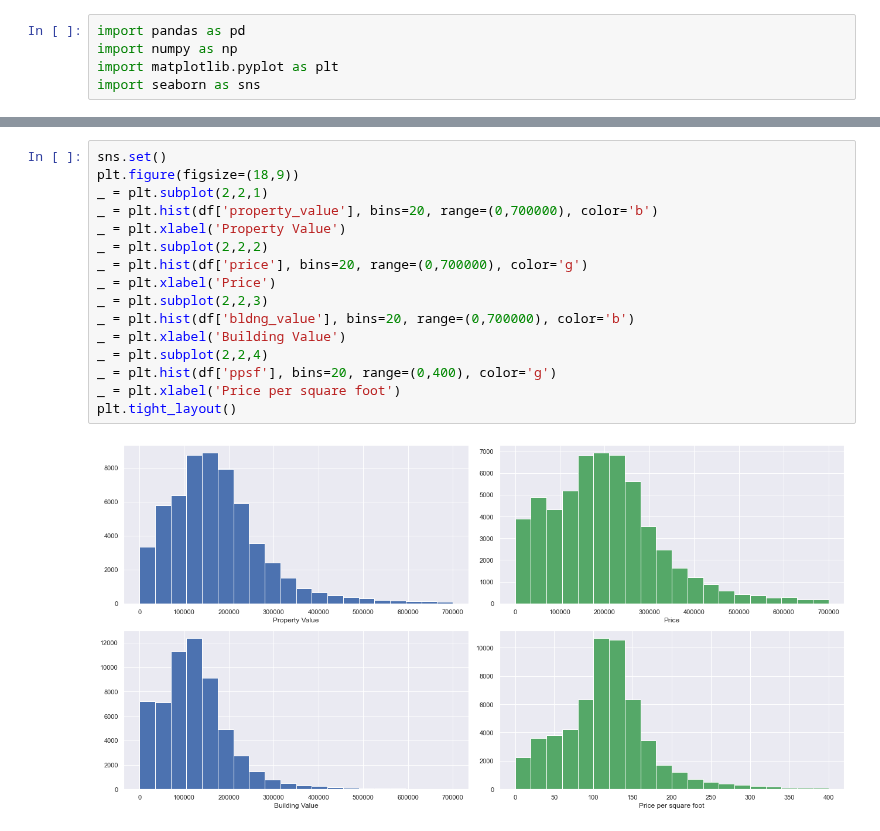
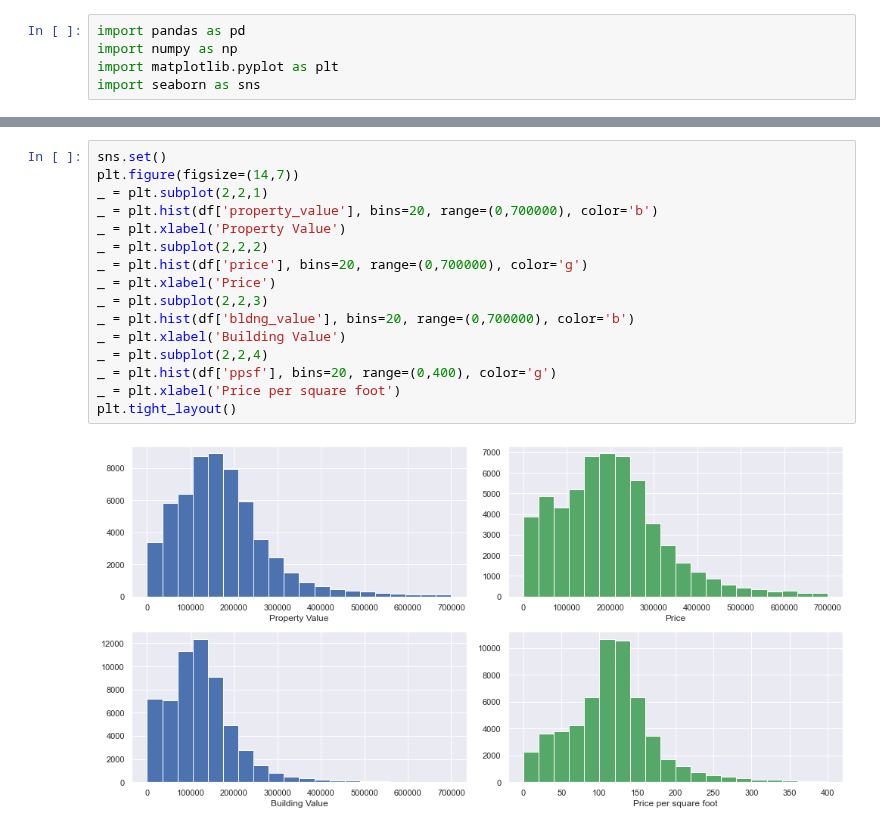
Before and after one commit to WillRobinson152/DS_Assingments, a Jupyter notebook: Jax Housing Analysis/4.EDA.ipynb, the cells around one changed output, grey strips where cells are left out. Drawn from its saved outputs; the diff is of its cells as text.

```diff
--- a/Jax Housing Analysis/4.EDA.ipynb
+++ b/Jax Housing Analysis/4.EDA.ipynb
@@ -14,21 +14,21 @@ df.shape
 # %%
 sns.set()
-plt.figure(figsize=(18,9))
+plt.figure(figsize=(14,7))
 _ = plt.subplot(2,2,1)
 _ = plt.hist(df['property_value'], bins=20, range=(0,700000), color='b')
 _ = plt.xlabel('Property Value')
 _ = plt.subplot(2,2,2)
 _ = plt.hist(df['price'], bins=20, range=(0,700000), color='g')
 _ = plt.xlabel('Price')
 _ = plt.subplot(2,2,3)
 _ = plt.hist(df['bldng_value'], bins=20, range=(0,700000), color='b')
 _ = plt.xlabel('Building Value')
 _ = plt.subplot(2,2,4)
 _ = plt.hist(df['ppsf'], bins=20, range=(0,400), color='g')
 _ = plt.xlabel('Price per square foot')
 plt.tight_layout()
 # %% [output]
-[figure, old version]
+[figure, new version]
 # %%
 df.columns
 # %% [output]
```
Also changed, not shown: parts of 4 cells of this notebook.
